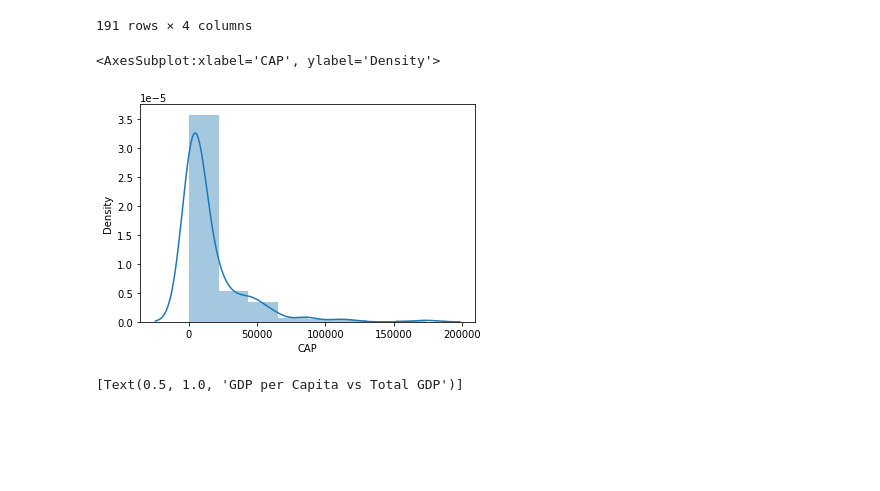
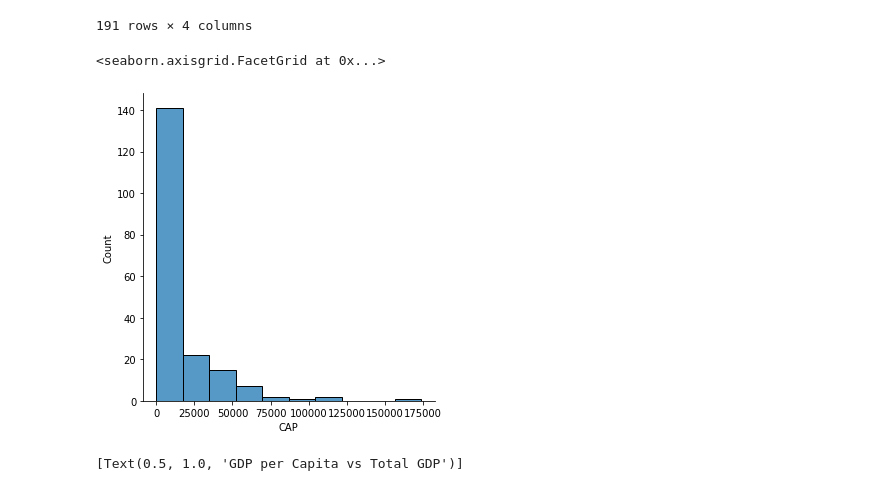
Before and after one commit to suhsunghee/suhsunghee.github.io, a Jupyter notebook: Data with Python/1.GDP and Billionaires/Billionaires_GDP.ipynb, the cells around one changed output. Drawn from its saved outputs; the diff is of its cells as text; code cells hidden in the pictures; blank space fills up the shorter version.

```diff
--- a/Data with Python/1.GDP and Billionaires/Billionaires_GDP.ipynb
+++ b/Data with Python/1.GDP and Billionaires/Billionaires_GDP.ipynb
@@ -278,10 +278,10 @@ total_capita
 | 190 | Tuvalu | 48.86 | Tuvalu | 4143.11 |
 191 rows × 4 columns
 # %%
-sns.distplot(total_capita['CAP'], bins = 10)
+sns.displot(total_capita['CAP'], bins = 10)
 # %% [output]
-<AxesSubplot:xlabel='CAP', ylabel='Density'>
+<seaborn.axisgrid.FacetGrid at 0x...>
-[figure, old version]
+[figure, new version]
 # %%
 #sampling = total_capita.sample(int(0.5*len(total_capita)))
 
```
